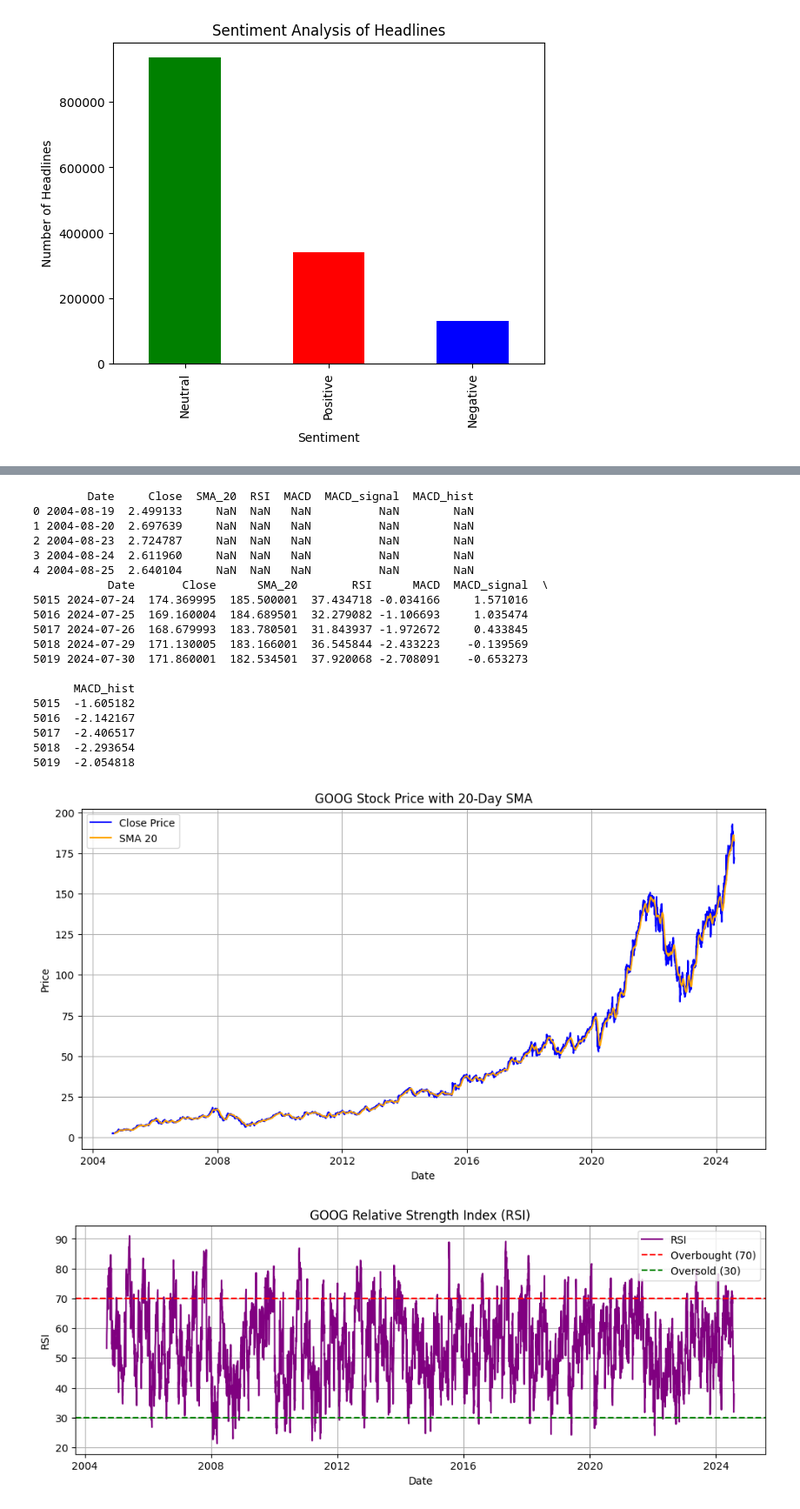
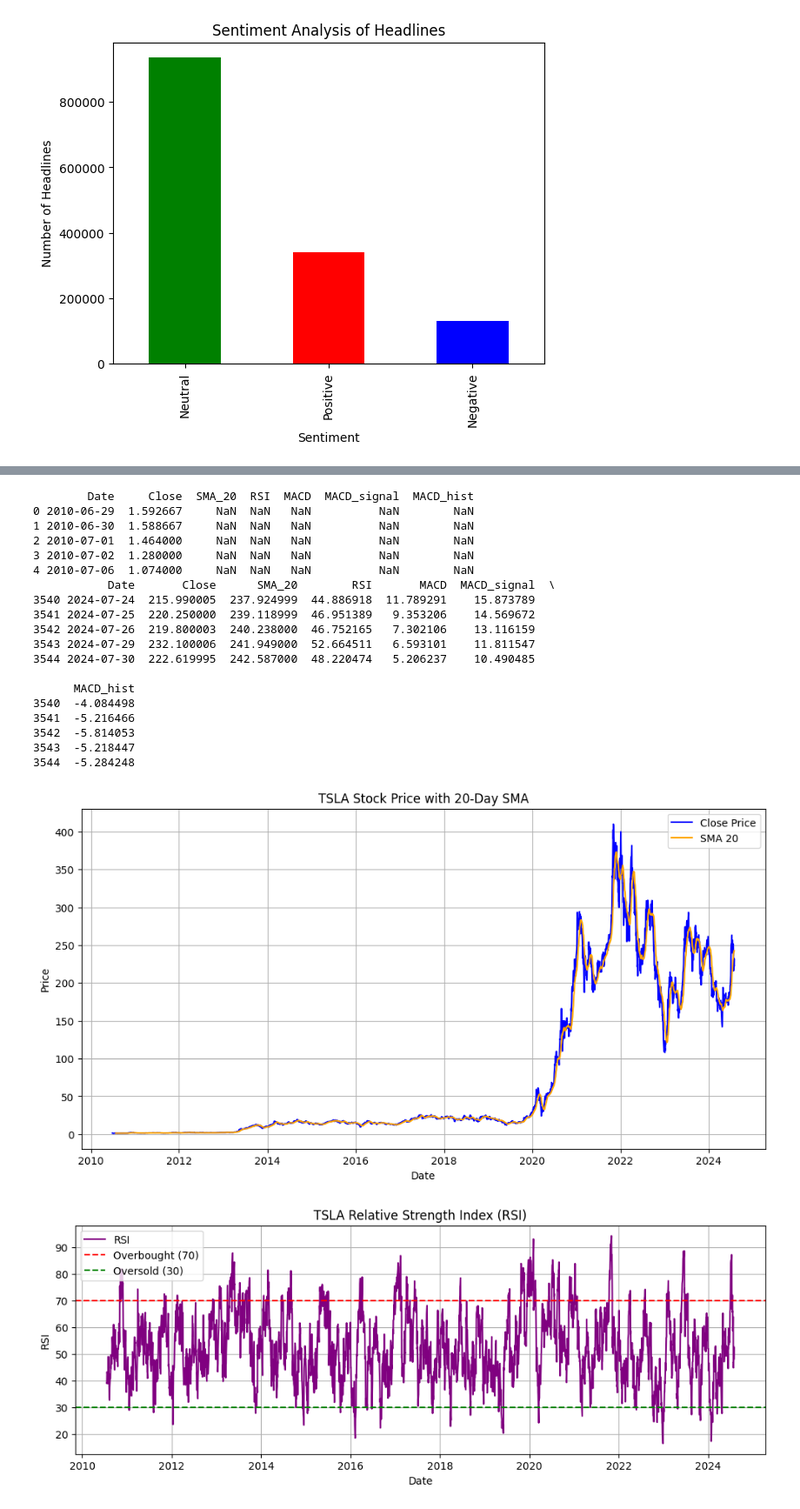
Before and after one commit to Lemlem-Tsifete/Tnx-acadamy-week-1, a Jupyter notebook: notebooks/analysis.ipynb, the cells around one changed output, grey strips where cells are left out. Shown: that part at 87% size. Saved outputs shown, nothing was run; the diff lists cells and outputs as text; code cells hidden in the pictures.

Commit message:
work on correlational data

```diff
--- a/notebooks/analysis.ipynb
+++ b/notebooks/analysis.ipynb
@@ -191,7 +178,7 @@ import seaborn as sns
 import matplotlib.pyplot as plt
 
 # Load the stock price data (make sure path is correct)
-stock_data_path = "../data/GOOG_historical_data.csv"
+stock_data_path = "../data/TSLA_historical_data.csv"
 df_stock = pd.read_csv(stock_data_path)
 
 # Convert the 'Date' column to datetime format
@@ -259,49 +246,49 @@ print(df_stock[['Date', 'Close', 'SMA_20', 'RSI', 'MACD', 'MACD_signal', 'MACD_h
 print(df_stock[['Date', 'Close', 'SMA_20', 'RSI', 'MACD', 'MACD_signal', 'MACD_hist']].tail())
 # %% [output]
         Date     Close  SMA_20  RSI  MACD  MACD_signal  MACD_hist
-0 2004-08-19  2.499133     NaN  NaN   NaN          NaN        NaN
-1 2004-08-20  2.697639     NaN  NaN   NaN          NaN        NaN
-2 2004-08-23  2.724787     NaN  NaN   NaN          NaN        NaN
-3 2004-08-24  2.611960     NaN  NaN   NaN          NaN        NaN
-4 2004-08-25  2.640104     NaN  NaN   NaN          NaN        NaN
-           Date       Close      SMA_20        RSI      MACD  MACD_signal  \
-5015 2024-07-24  174.369995  185.500001  37.434718 -0.034166     1.571016
-5016 2024-07-25  169.160004  184.689501  32.279082 -1.106693     1.035474
-5017 2024-07-26  168.679993  183.780501  31.843937 -1.972672     0.433845
-5018 2024-07-29  171.130005  183.166001  36.545844 -2.433223    -0.139569
-5019 2024-07-30  171.860001  182.534501  37.920068 -2.708091    -0.653273
+0 2010-06-29  1.592667     NaN  NaN   NaN          NaN        NaN
+1 2010-06-30  1.588667     NaN  NaN   NaN          NaN        NaN
+2 2010-07-01  1.464000     NaN  NaN   NaN          NaN        NaN
+3 2010-07-02  1.280000     NaN  NaN   NaN          NaN        NaN
+4 2010-07-06  1.074000     NaN  NaN   NaN          NaN        NaN
+           Date       Close      SMA_20        RSI       MACD  MACD_signal  \
+3540 2024-07-24  215.990005  237.924999  44.886918  11.789291    15.873789
+3541 2024-07-25  220.250000  239.118999  46.951389   9.353206    14.569672
+3542 2024-07-26  219.800003  240.238000  46.752165   7.302106    13.116159
+3543 2024-07-29  232.100006  241.949000  52.664511   6.593101    11.811547
+3544 2024-07-30  222.619995  242.587000  48.220474   5.206237    10.490485
 
       MACD_hist
-5015  -1.605182
-5016  -2.142167
-5017  -2.406517
-5018  -2.293654
-5019  -2.054818
+3540  -4.084498
+3541  -5.216466
+3542  -5.814053
+3543  -5.218447
+3544  -5.284248
 # %%
 plt.figure(figsize=(12, 6))
 plt.plot(df_stock['Date'], df_stock['Close'], label='Close Price', color='blue')
 plt.plot(df_stock['Date'], df_stock['SMA_20'], label='SMA 20', color='orange')
-plt.title('GOOG Stock Price with 20-Day SMA')
+plt.title('TSLA Stock Price with 20-Day SMA')
 plt.xlabel('Date')
 plt.ylabel('Price')
 plt.legend()
 plt.grid()
 plt.show()
 # %% [output]
-[figure, old version]
+[figure, new version]
 # %%
 plt.figure(figsize=(12, 4))
 plt.plot(df_stock['Date'], df_stock['RSI'], color='purple', label='RSI')
 plt.axhline(70, color='red', linestyle='--', label='Overbought (70)')
 plt.axhline(30, color='green', linestyle='--', label='Oversold (30)')
-plt.title('GOOG Relative Strength Index (RSI)')
+plt.title('TSLA Relative Strength Index (RSI)')
 plt.xlabel('Date')
 plt.ylabel('RSI')
 plt.legend()
 plt.grid()
 plt.show()
 # %% [output]
-[figure, old version]
+[figure, new version]
 # %%
 plt.figure(figsize=(12, 6))
 plt.plot(df_stock['Date'], df_stock['MACD'], label='MACD', color='blue')
```
Also changed, not shown: parts of 6 cells of this notebook, 1 other file.
